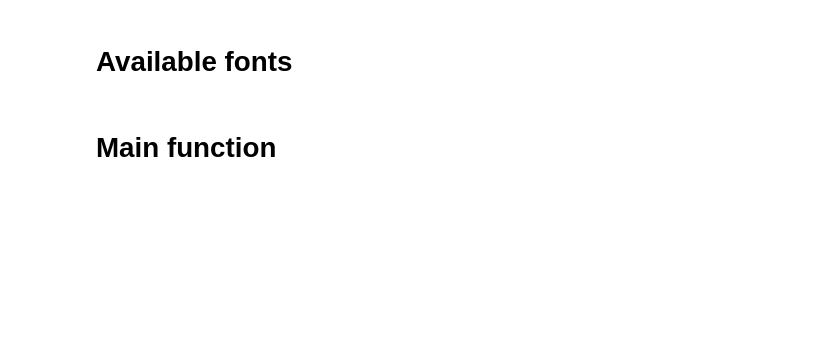
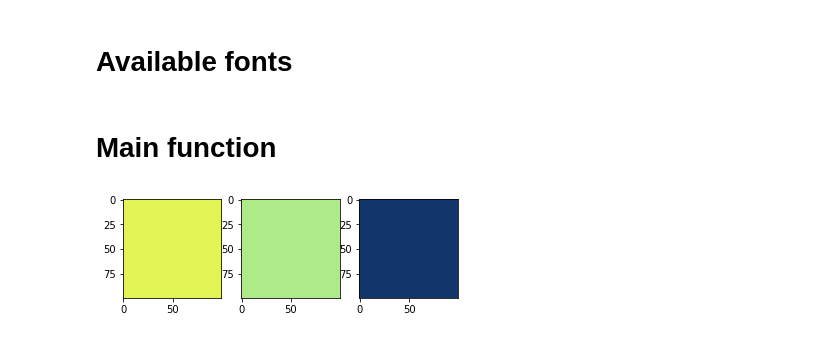
Before and after one commit to grandel/text-on-image-generator, a Jupyter notebook: Generator.ipynb, the cells around one changed output. Drawn from its saved outputs; the diff is of its cells as text; code cells hidden in the pictures; blank space fills up the shorter version.

```diff
--- a/Generator.ipynb
+++ b/Generator.ipynb
@@ -13,0 +36,3 @@ shakespear = "Shall I compare thee to a summer's day?Thou art more lovely and mo
+# %%
+def formatRgbTupleToHex(rgbTupleColor):
+    return '#{:02x}{:02x}{:02x}'.format( rgbTupleColor[0],rgbTupleColor[1],rgbTupleColor[2])
@@ -13,0 +82,11 @@ shakespear = "Shall I compare thee to a summer's day?Thou art more lovely and mo
+# %%
+def calculate_luminace(color_code):
+    index = float(color_code) / 255
+
+    if index < 0.03928:
+        return index / 12.92
+    else:
+        return ( ( index + 0.055 ) / 1.055 ) ** 2.4
+# %%
+def calculate_relative_luminance(rgb):
+    return 0.2126 * calculate_luminace(rgb[0]) + 0.7152 * calculate_luminace(rgb[1]) + 0.0722 * calculate_luminace(rgb[2])
@@ -13,0 +146,27 @@ shakespear = "Shall I compare thee to a summer's day?Thou art more lovely and mo
+# %%
+def getColorsOfGivenContrast(bgColorsMaxContrast, bgToTxtMinContrast):
+    color = randomColor()
+    secondColor = randomColor()
+    textColor = randomColor()
+
+    colorHex = formatRgbTupleToHex(color)
+    secondColorHex = formatRgbTupleToHex(secondColor)
+    textColorHex = formatRgbTupleToHex(textColor)
+
+    backgroundContrast = hexColorContrast(colorHex, secondColorHex)
+    textToBackgroundContrast1 = hexColorContrast(textColorHex, colorHex)
+    textToBackgroundContrast2 = hexColorContrast(textColorHex, secondColorHex)
+
+    while(not(backgroundContrast < bgColorsMaxContrast and textToBackgroundContrast1 > bgToTxtMinContrast and textToBackgroundContrast2 > bgToTxtMinContrast)):
+        color = randomColor()
+        secondColor = randomColor()
+        textColor = randomColor()
+
+        colorHex = formatRgbTupleToHex(color)
+        secondColorHex = formatRgbTupleToHex(secondColor)
+        textColorHex = formatRgbTupleToHex(textColor)
+
+        backgroundContrast = hexColorContrast(colorHex, secondColorHex)
+        textToBackgroundContrast1 = hexColorContrast(textColorHex, colorHex)
+        textToBackgroundContrast2 = hexColorContrast(textColorHex, secondColorHex)
+    return (color, secondColor, textColor, backgroundContrast, textToBackgroundContrast1, textToBackgroundContrast2, colorHex, secondColorHex, textColorHex)
@@ -159,3 +314,8 @@ verdanaItalic = 'fonts/verdana_italic.ttf'
 verdanaBold = 'fonts/verdana_bold.ttf'
 # %% [markdown]
 # Main function
+# %%
+c = getColorsOfGivenContrast(5,7)
+visualizeColors(c[0], c[1], c[2])
+# %% [output]
+[figure, added]
```
Also changed, not shown: parts of 51 cells of this notebook, 1 other file.
